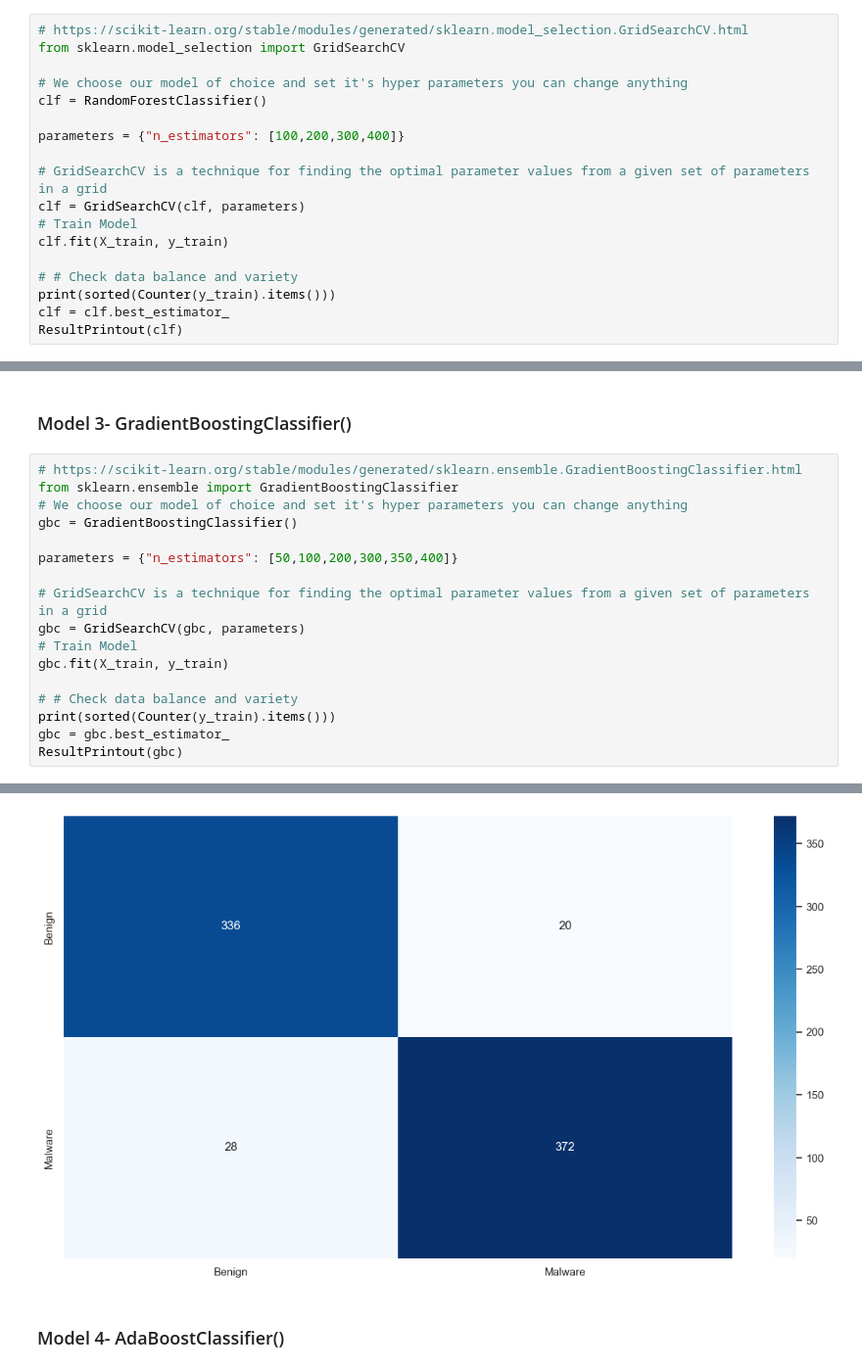
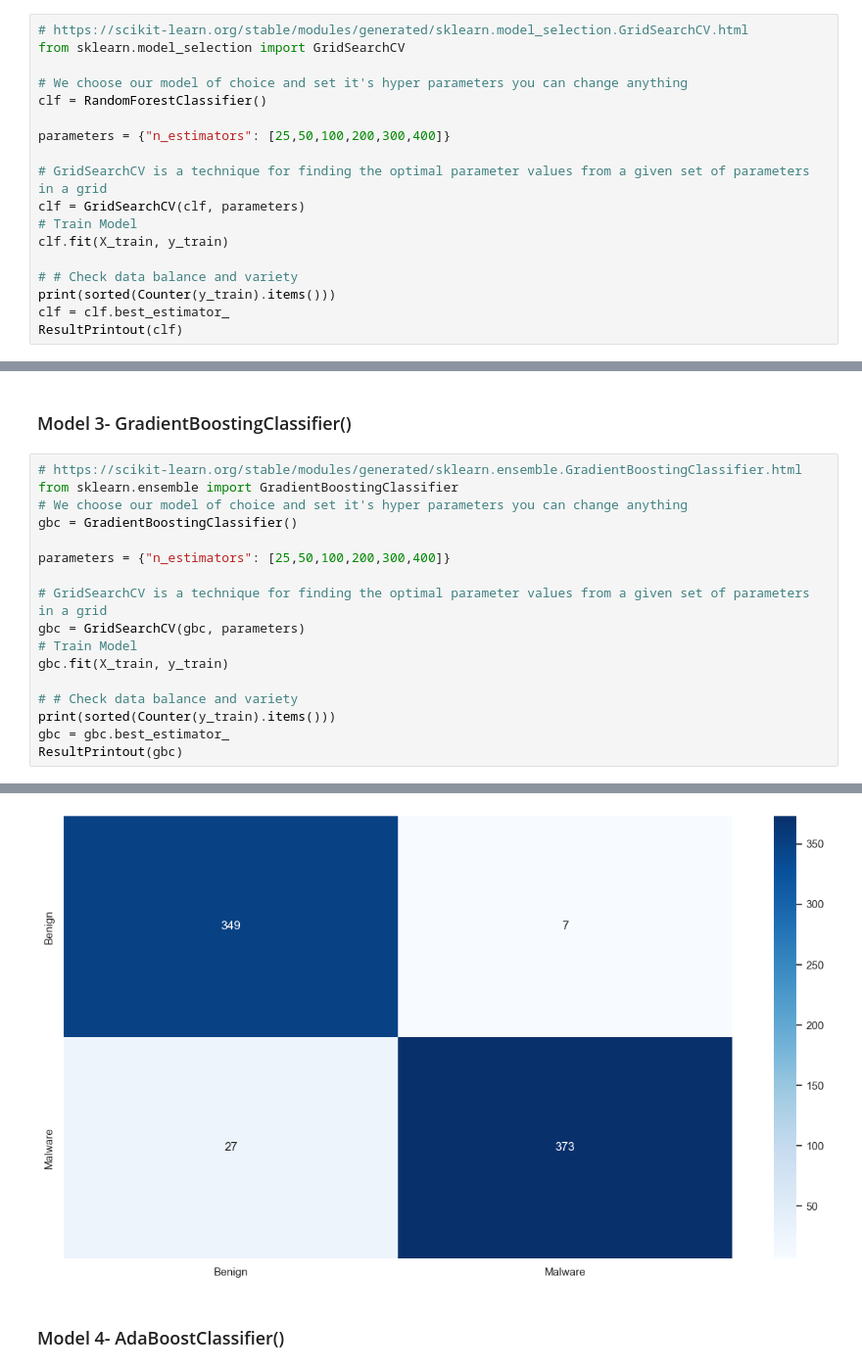
Before and after one commit to RazElbaz/API_security_challenge, a Jupyter notebook: model_dataset_1_label.ipynb, the cells around one changed output, grey strips where cells are left out. Shown: that part at 98% size. Saved outputs shown, nothing was run; the diff lists cells and outputs as text.

```diff
--- a/model_dataset_1_label.ipynb
+++ b/model_dataset_1_label.ipynb
@@ -265,7 +266,7 @@ from sklearn.model_selection import GridSearchCV
 # We choose our model of choice and set it's hyper parameters you can change anything
 clf = RandomForestClassifier()
 
-parameters = {"n_estimators": [100,200,300,400]}
+parameters = {"n_estimators": [25,50,100,200,300,400]}
 
 # GridSearchCV is a technique for finding the optimal parameter values from a given set of parameters in a grid
 clf = GridSearchCV(clf, parameters)
@@ -330,7 +331,7 @@ from sklearn.ensemble import GradientBoostingClassifier
 # We choose our model of choice and set it's hyper parameters you can change anything
 gbc = GradientBoostingClassifier()
 
-parameters = {"n_estimators": [50,100,200,300,350,400]}
+parameters = {"n_estimators": [25,50,100,200,300,400]}
 
 # GridSearchCV is a technique for finding the optimal parameter values from a given set of parameters in a grid
 gbc = GridSearchCV(gbc, parameters)
@@ -354,4 +355,4 @@ weighted avg    0.93678   0.93651   0.93654       756
-[figure, old version]
+[figure, new version]
 # %% [markdown]
 ### Model 4- AdaBoostClassifier()
 # %%
```
Also changed, not shown: parts of 12 cells of this notebook, 1 other file.
